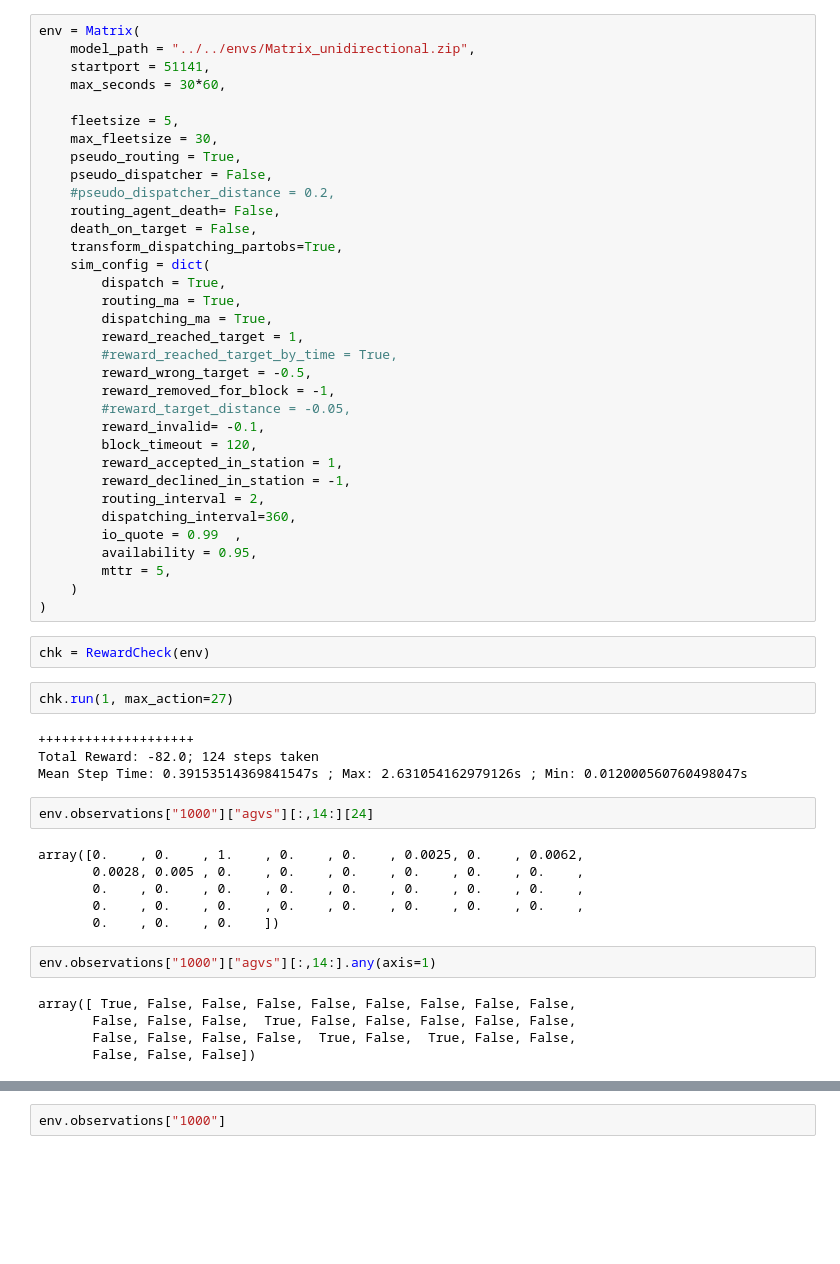
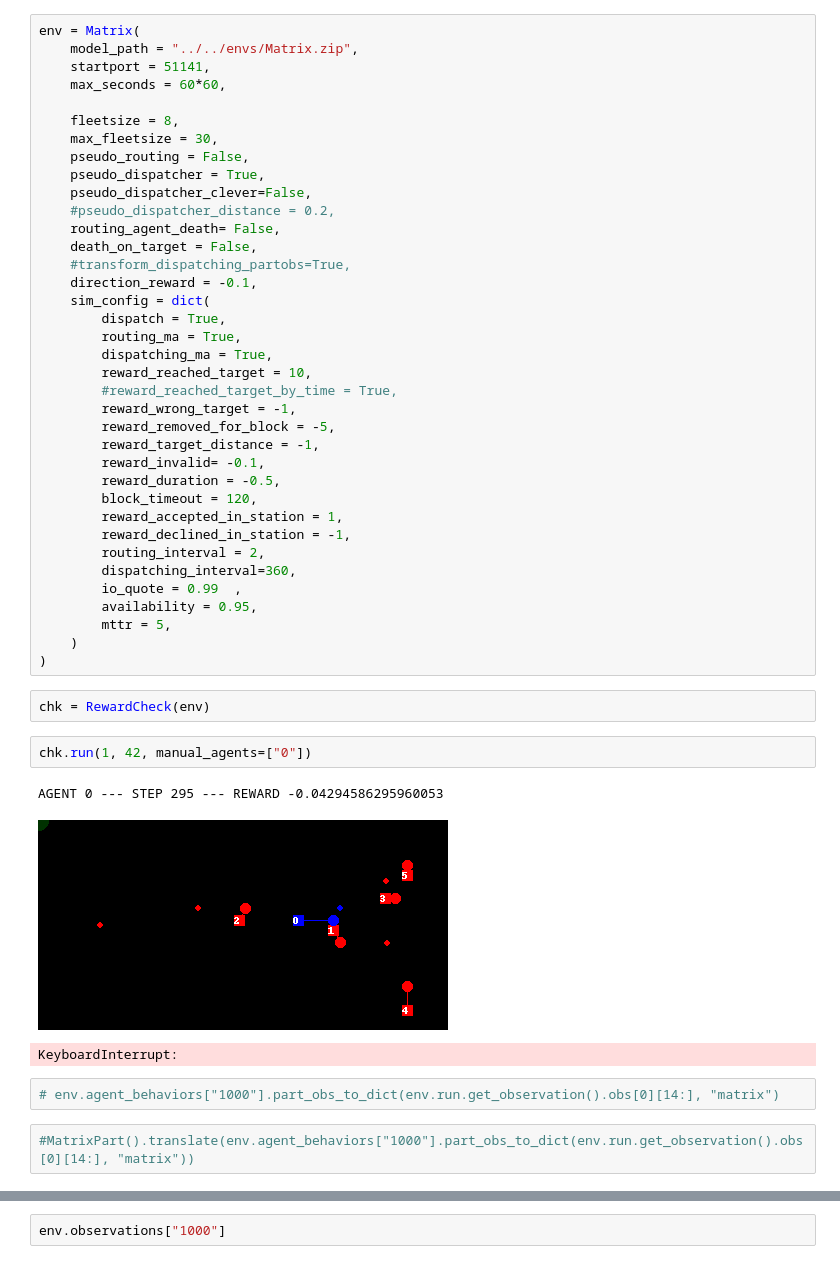
Before and after one commit to tobihoernchen/thesis, a Jupyter notebook: exploration/MiniMatrix/tests.ipynb, the cells around one changed output, grey strips where cells are left out. Drawn from its saved outputs; the diff is of its cells as text; blank space fills up the shorter version.

Commit message:
as trained for matrix

```diff
--- a/exploration/MiniMatrix/tests.ipynb
+++ b/exploration/MiniMatrix/tests.ipynb
@@ -6,27 +11,30 @@ from thesis.envs.part_variants import MatrixPart
 # %%
 env = Matrix(
-    model_path = "../../envs/Matrix_unidirectional.zip",
+    model_path = "../../envs/Matrix.zip",
     startport = 51141,
-    max_seconds = 30*60,
+    max_seconds = 60*60,
 
-    fleetsize = 5,
+    fleetsize = 8,
     max_fleetsize = 30,
-    pseudo_routing = True,
-    pseudo_dispatcher = False,
+    pseudo_routing = False,
+    pseudo_dispatcher = True,
+    pseudo_dispatcher_clever=False,
     #pseudo_dispatcher_distance = 0.2,
     routing_agent_death= False,
     death_on_target = False,
-    transform_dispatching_partobs=True,
+    #transform_dispatching_partobs=True,
+    direction_reward = -0.1,
     sim_config = dict(
         dispatch = True,
         routing_ma = True,
         dispatching_ma = True,
-        reward_reached_target = 1,
+        reward_reached_target = 10,
         #reward_reached_target_by_time = True,
-        reward_wrong_target = -0.5,
-        reward_removed_for_block = -1,
-        #reward_target_distance = -0.05,
+        reward_wrong_target = -1,
+        reward_removed_for_block = -5,
+        reward_target_distance = -1,
         reward_invalid= -0.1,
+        reward_duration = -0.5,
         block_timeout = 120,
         reward_accepted_in_station = 1,
         reward_declined_in_station = -1,
@@ -40,23 +48,12 @@ env = Matrix(
 # %%
 chk = RewardCheck(env)
 # %%
-chk.run(1, max_action=27)
+chk.run(1, 42, manual_agents=["0"])
 # %% [output]
-++++++++++++++++++++
-Total Reward: -82.0; 124 steps taken
-Mean Step Time: 0.39153514369841547s ; Max: 2.631054162979126s ; Min: 0.012000560760498047s
+AGENT 0 --- STEP 295 --- REWARD -0.04294586295960053
+[figure, added]
+KeyboardInterrupt:
-# %%
-env.observations["1000"]["agvs"][:,14:][24]
-# %% [output]
-array([0.    , 0.    , 1.    , 0.    , 0.    , 0.0025, 0.    , 0.0062,
-       0.0028, 0.005 , 0.    , 0.    , 0.    , 0.    , 0.    , 0.    ,
-       0.    , 0.    , 0.    , 0.    , 0.    , 0.    , 0.    , 0.    ,
-       0.    , 0.    , 0.    , 0.    , 0.    , 0.    , 0.    , 0.    ,
-       0.    , 0.    , 0.    ])
-# %%
-env.observations["1000"]["agvs"][:,14:].any(axis=1)
-# %% [output]
-array([ True, False, False, False, False, False, False, False, False,
-       False, False, False,  True, False, False, False, False, False,
-       False, False, False, False,  True, False,  True, False, False,
-       False, False, False])
+# %%
+# env.agent_behaviors["1000"].part_obs_to_dict(env.run.get_observation().obs[0][14:], "matrix")
+# %%
+#MatrixPart().translate(env.agent_behaviors["1000"].part_obs_to_dict(env.run.get_observation().obs[0][14:], "matrix"))
```
Also changed, not shown: parts of 6 cells of this notebook, 23 other files.
